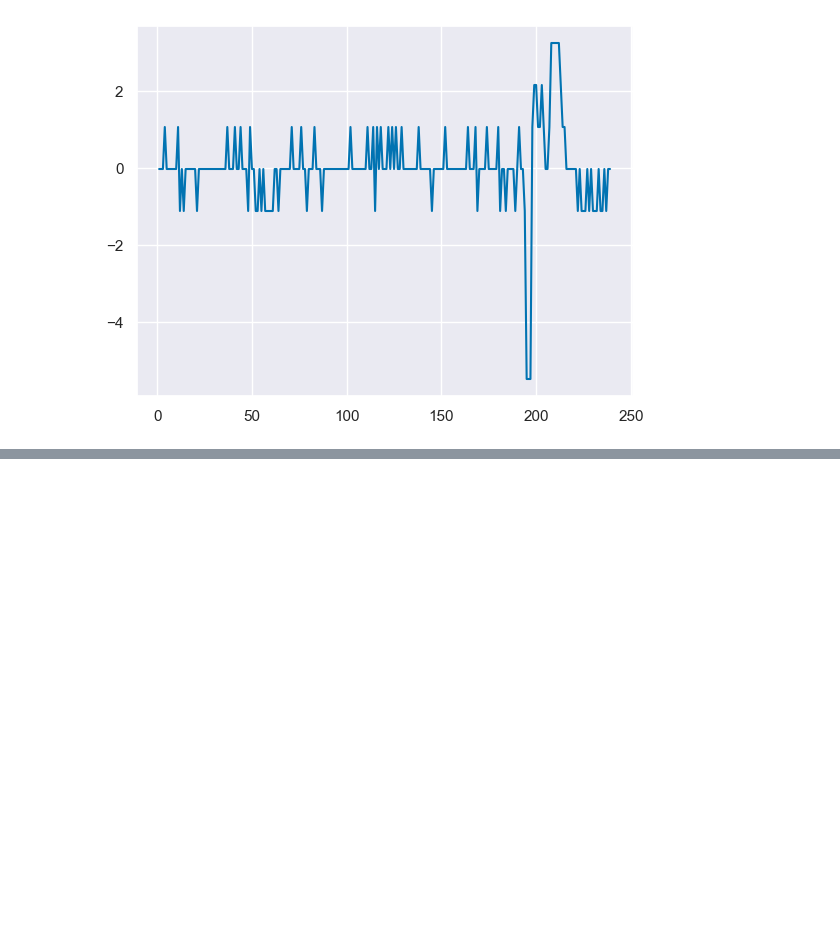
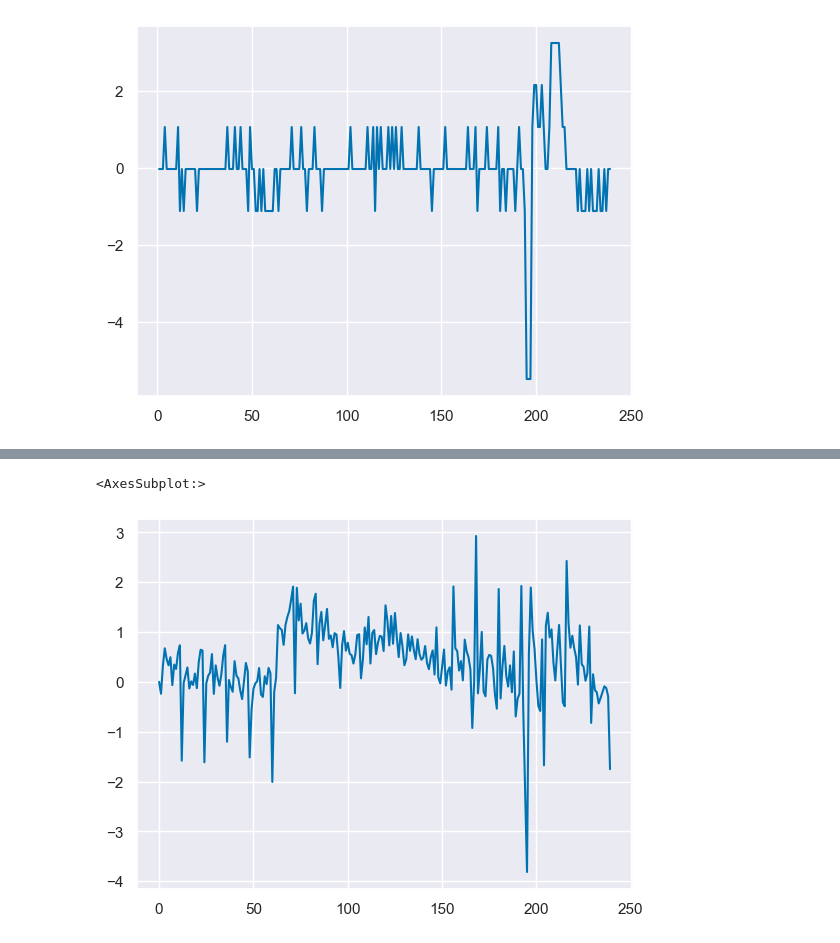
Before and after one commit to aycannon/diss, a Jupyter notebook: Compiled Indicator.ipynb, the cells around one changed output, grey strips where cells are left out. Drawn from its saved outputs; the diff is of its cells as text; code cells hidden in the pictures; blank space fills up the shorter version.

```diff
--- a/Compiled Indicator.ipynb
+++ b/Compiled Indicator.ipynb
@@ -103,0 +119,15 @@ plt.plot(std_p5['vac_diff'])
+# %%
+frames = [p4,p5]
+SI = p4.merge(p5, how = 'left', on = 'period')
+# %%
+SI.head()
+SI = SI.filter(regex = r'indicator')
+SI['period'] = p5['period']
+SI['indicator2'] = std_w['trends']
+# %%
+SI['final'] = SI[['indicator2','indicator4','indicator5']].mean(1, skipna=True)
+# %%
+SI['final'].plot()
+# %% [output]
+<AxesSubplot:>
+[figure, added]
```
Also changed, not shown: parts of 7 cells of this notebook.
